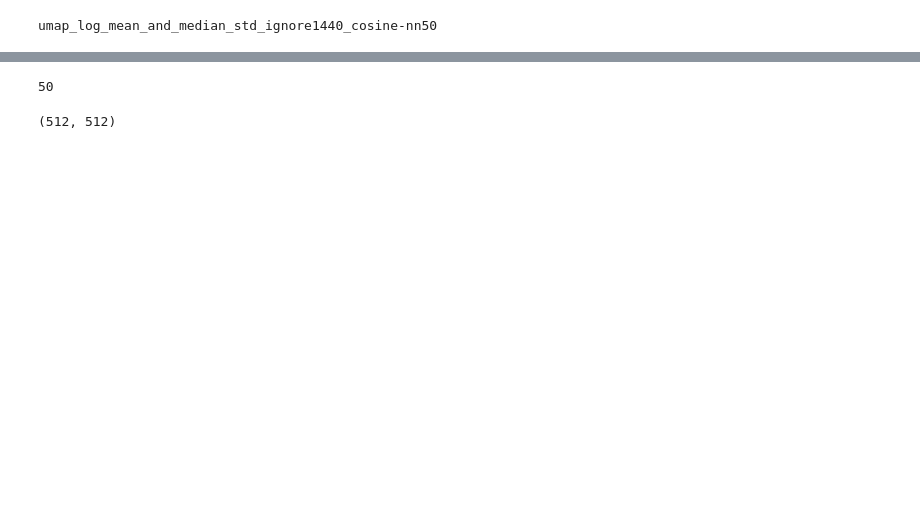
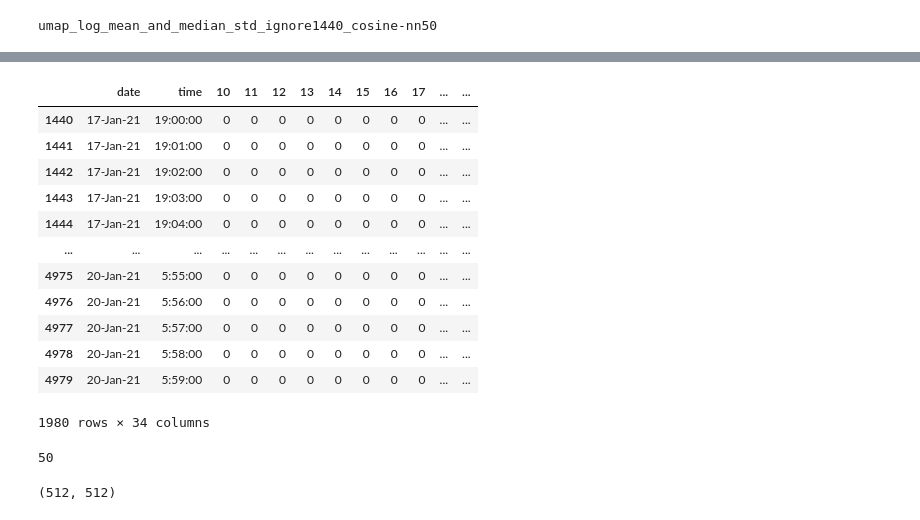
Before and after one commit to CLan2021/beetle, a Jupyter notebook: locomotor_activity/beetle-loc-analysis.ipynb, the cells around one changed output, grey strips where cells are left out. Saved outputs shown, nothing was run; the diff lists cells and outputs as text; code cells hidden in the pictures; blank space fills up the shorter version.

```diff
--- a/locomotor_activity/beetle-loc-analysis.ipynb
+++ b/locomotor_activity/beetle-loc-analysis.ipynb
@@ -146,20 +146,34 @@ act_origs_npy.shape
 # %%
 ### current cell: testing code
 
-meta = one_meta2[one_meta2.File_Name == os.path.splitext(txt)[0]]
-#meta = one_meta[one_meta.File_Name == 'sdfghjkl;']
+meta = one_meta2_test[one_meta2_test.File_Name == os.path.splitext(txt)[0]]
+#meta = one_meta2[one_meta2.File_Name == os.path.splitext(txt)[0]]
 
 monitor = pd.read_csv('./aligned/%s' % txt, sep='\t', header=None)
 monitor = monitor.rename({1:'date', 2:'time'}, axis=1)
 monitor_cleaned = pd.concat([monitor.iloc[:,1:3], monitor.iloc[:,10:]], axis=1)
 monitor_cleaned = monitor_cleaned.iloc[ignored:,:]
 monitor_cleaned
 
 # only selecting nighttime activity data
 hms = np.array([t.replace(' ', ':').split(':') for t in monitor_cleaned.time], dtype=int)
 monitor_cleaned['h'] = hms[:,0]
 monitor_cleaned = monitor_cleaned[(monitor_cleaned.h <= 5) | (monitor_cleaned.h >= 19)].iloc[:,:-1]
 monitor_cleaned
+# %% [output]
+|  | date | time | 10 | 11 | 12 | 13 | 14 | 15 | 16 | 17 | ... | ... |
+| 1440 | 17-Jan-21 | 19:00:00 | 0 | 0 | 0 | 0 | 0 | 0 | 0 | 0 | ... | ... |
+| 1441 | 17-Jan-21 | 19:01:00 | 0 | 0 | 0 | 0 | 0 | 0 | 0 | 0 | ... | ... |
+| 1442 | 17-Jan-21 | 19:02:00 | 0 | 0 | 0 | 0 | 0 | 0 | 0 | 0 | ... | ... |
+| 1443 | 17-Jan-21 | 19:03:00 | 0 | 0 | 0 | 0 | 0 | 0 | 0 | 0 | ... | ... |
+| 1444 | 17-Jan-21 | 19:04:00 | 0 | 0 | 0 | 0 | 0 | 0 | 0 | 0 | ... | ... |
+| ... | ... | ... | ... | ... | ... | ... | ... | ... | ... | ... | ... | ... |
+| 4975 | 20-Jan-21 | 5:55:00 | 0 | 0 | 0 | 0 | 0 | 0 | 0 | 0 | ... | ... |
+| 4976 | 20-Jan-21 | 5:56:00 | 0 | 0 | 0 | 0 | 0 | 0 | 0 | 0 | ... | ... |
+| 4977 | 20-Jan-21 | 5:57:00 | 0 | 0 | 0 | 0 | 0 | 0 | 0 | 0 | ... | ... |
+| 4978 | 20-Jan-21 | 5:58:00 | 0 | 0 | 0 | 0 | 0 | 0 | 0 | 0 | ... | ... |
+| 4979 | 20-Jan-21 | 5:59:00 | 0 | 0 | 0 | 0 | 0 | 0 | 0 | 0 | ... | ... |
+1980 rows × 34 columns
 # %%
 # 3D scatter plot
 def scatter3d(data3d, color_map=None, azimuth=-74, elevation=54, figsize=(10, 10)):
```
Also changed, not shown: parts of 25 cells of this notebook, 1 other file.
